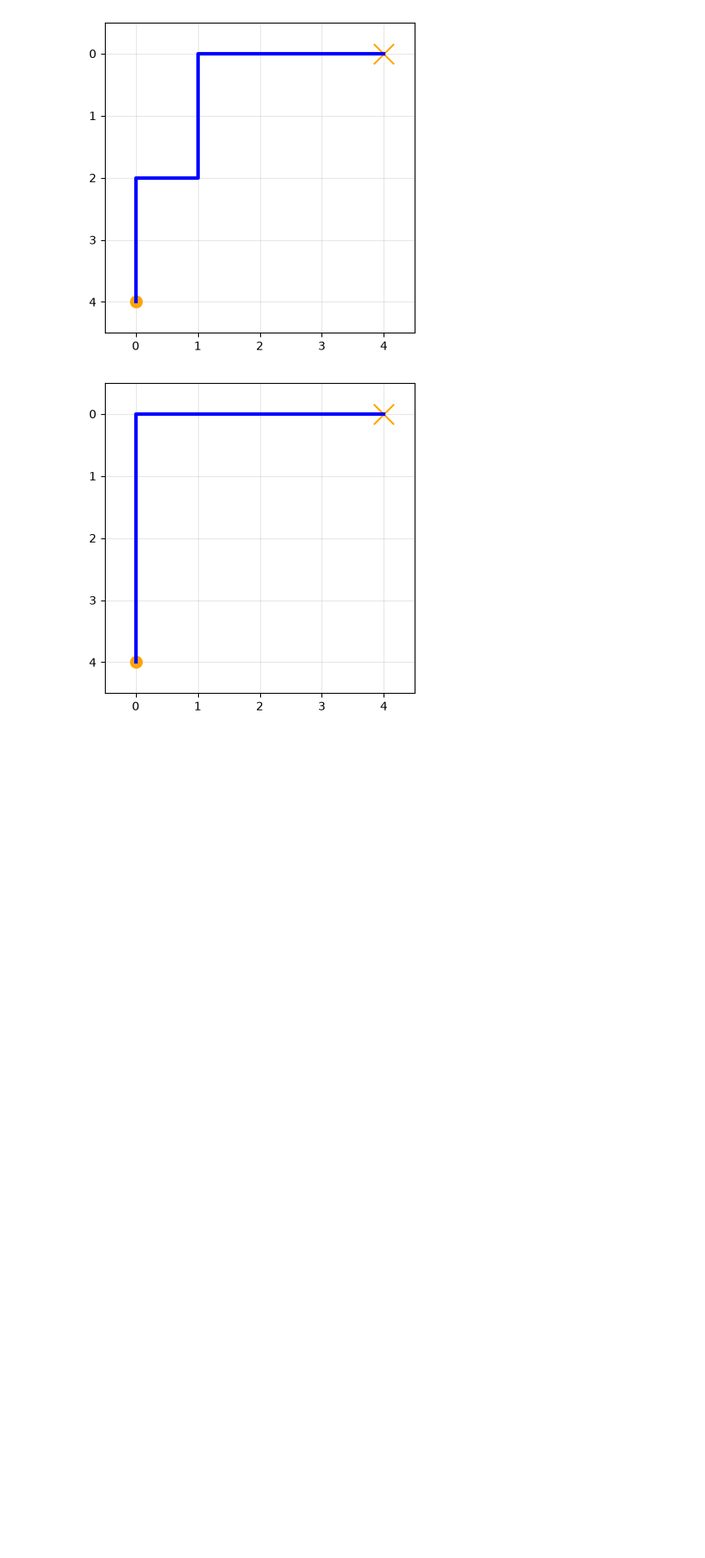
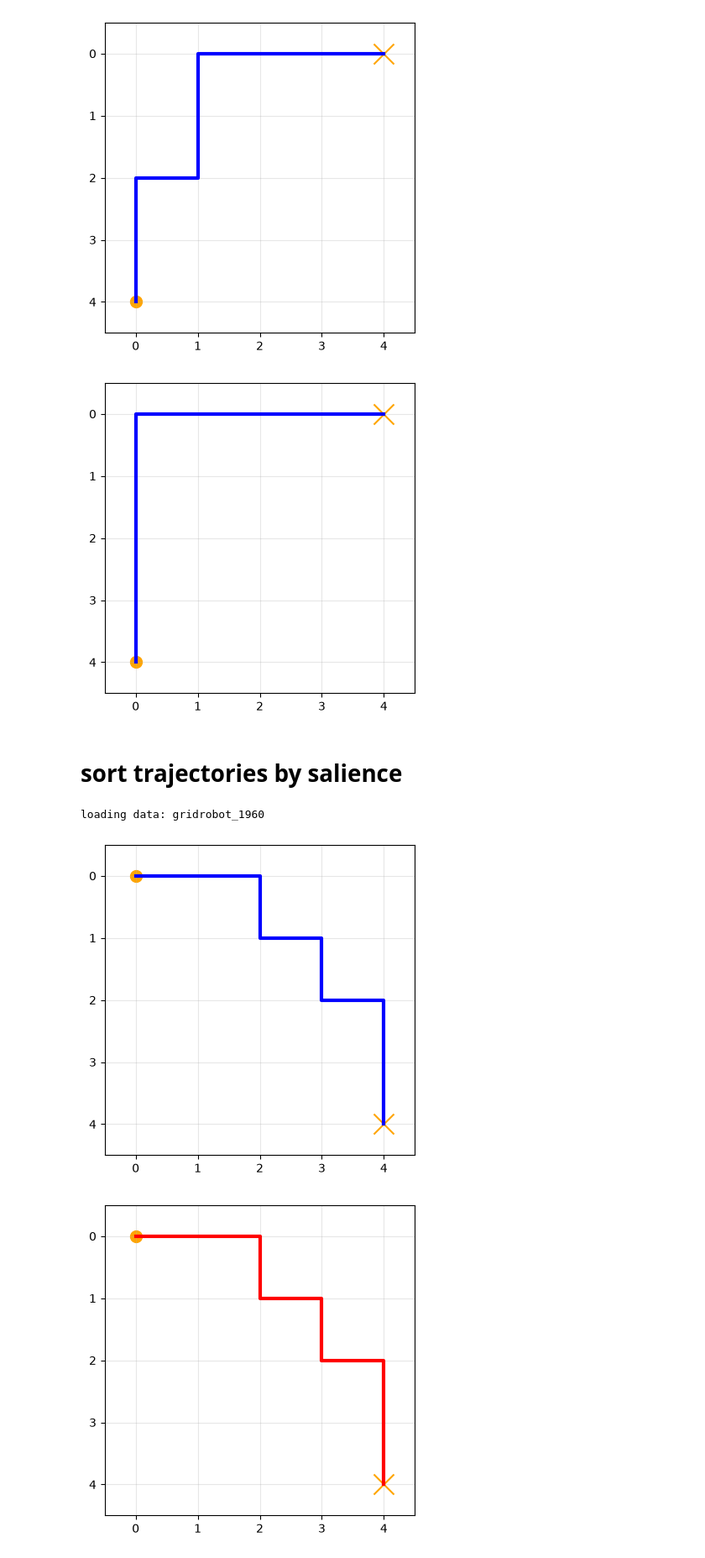
Before and after one commit to mirandali707/tversky_sirl, a Jupyter notebook: experiments/001-sirl-cleanup/src/tversky_features.ipynb, the cells around one changed output. Shown at 84% size. Saved outputs shown, nothing was run; the diff lists cells and outputs as text; code cells hidden in the pictures; blank space fills up the shorter version.

Commit message:
sort trajs by salience

```diff
--- a/experiments/001-sirl-cleanup/src/tversky_features.ipynb
+++ b/experiments/001-sirl-cleanup/src/tversky_features.ipynb
@@ -208,3 +207,47 @@ for i in least_similar:
 === LEAST SIMILAR: ===
 [figure]
 [figure]
+# %% [markdown]
+# sort trajectories by salience
+# %%
+from models import load_model_only
+from utils import *
+
+config = parse_config('../configs/tversky_sirl.yaml')
+model = load_model_only(config, "../results/tversky_sirl_gridrobot/tversky_sirl_dim10_fbank4_seed0.pth") # wtf lol why am i returning ckpt path
+
+feature_bank = model.tversky_sim.feature_bank.weight.detach() # 4 Tversky features, of 10-dim embeddings
+
+data = load_data(config)
+all_trajs = data["trajs"] # (1960, 19)
+all_feats = data["features"] # (1960, 2)
+# from tversky/test_mnist.py
+# edited
+import torch.nn.functional as F
+def compute_salience(x, feature_bank):
+    """
+    x is (N, D)
+    feature_bank is (F, D)
+    """
+    feature_measures = x @ feature_bank.T # (N, F)
+    salience_measures = F.relu(feature_measures).sum(-1)
+    return salience_measures
+
+all_embeds = model(torch.as_tensor(all_trajs, dtype=torch.float32)) # (1960, 10)
+all_salience = compute_salience(all_embeds, feature_bank).detach() # (1960)
+mu = all_embeds.mean(0)        # shape [6]
+centered_embeds = all_embeds - mu     # [10000, 6]
+centered_salience = compute_salience(centered_embeds, feature_bank).detach()
+# %% [output]
+loading data: gridrobot_1960
+# %%
+# SORT_BY_SALIENCE
+# visualize SAMPLE_N least -> most salient trajs
+sorted_salience_idxs = centered_salience.argsort()
+SAMPLE_N = 10
+sampled_salience_idxs = [i for i in range(0, len(sorted_salience_idxs), len(sorted_salience_idxs) // SAMPLE_N)]
+for i in sorted_salience_idxs[sampled_salience_idxs]:
+    env.visualize_one_traj(all_trajs[i])
+# %% [output]
+[figure, added]
+[figure, added]
```
Also changed, not shown: parts of 4 cells of this notebook.
